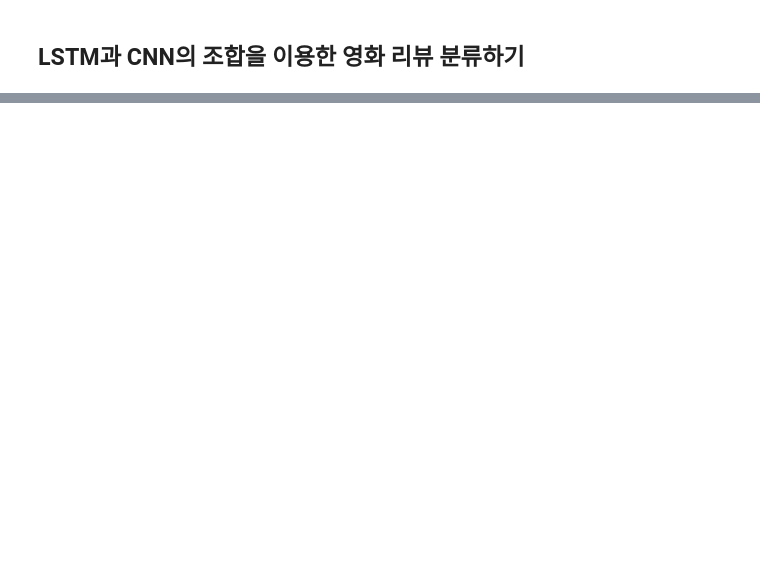
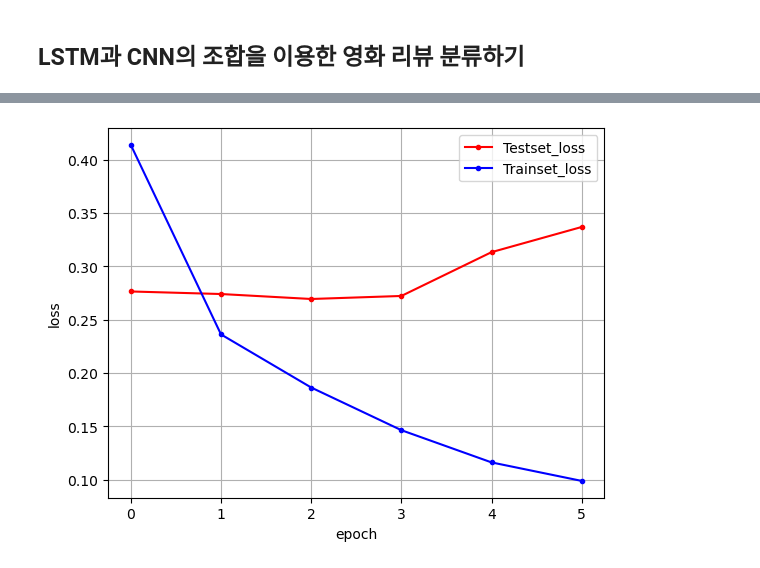
Before and after one commit to EverJoyyyL20/sesac_DL_Workspace, a Jupyter notebook: Lstm.ipynb, the cells around one changed output, grey strips where cells are left out. Drawn from its saved outputs; the diff is of its cells as text; code cells hidden in the pictures; blank space fills up the shorter version.

```diff
--- a/Lstm.ipynb
+++ b/Lstm.ipynb
@@ -332,0 +509,75 @@ Epoch 5/100
+# %%
+# model.fit()을 실행하면 history라는 객체가 만들어지고
+# 그 안에는 매 epoch마다의 학습 기록이 들어 있음
+
+# ----------------------------------------
+# 1️⃣ 검증(테스트용) 오차 가져오기
+# ----------------------------------------
+# 'val_loss' → 검증 데이터(시험용)에서의 오차
+# 즉, 매 epoch마다 시험 성적이 얼마나 틀렸는지를 저장한 리스트
+y_vloss=history.history['val_loss']
+
+# ----------------------------------------
+# 2️⃣ 훈련(학습용) 오차 가져오기
+# ----------------------------------------
+# 'loss' → 학습 데이터에서의 오차
+# 즉, 매 epoch마다 공부한 문제에서 얼마나 틀렸는지
+y_loss=history.history['loss']
+
+
+# ----------------------------------------
+# 3️⃣ x축(학습 횟수, epoch 번호) 만들기
+# ----------------------------------------
+# y_loss의 길이 = 학습한 횟수(epoch 수)
+# 예) y_loss가 [0.6, 0.5, 0.4] 이면
+#     3번 학습한 것이므로
+#     x_len = [0, 1, 2]
+x_len=np.arange(len(y_loss))
+
+# ----------------------------------------
+# 4️⃣ 검증 데이터(Test) 오차 그래프
+# ----------------------------------------
+plt.plot(x_len, # x축: 학습 횟수(epoch)
+         y_vloss, # y축: 검증(시험) 데이터의 오차
+         marker='.', # 점 모양으로 표시
+         c='red', # 선 색깔: 빨간색
+         label='Testset_loss')  # 범례에 표시될 이름
+
+
+# ----------------------------------------
+# 5️⃣ 학습 데이터(Train) 오차 그래프
+# ----------------------------------------
+plt.plot(x_len,  # x축: 학습 횟수(epoch)
+         y_loss,  # y축: 학습 데이터의 오차
+         marker='.', # 점 모양으로 표시
+         c='blue', # 선 색깔: 파란색
+         label='Trainset_loss') # 범례 이름
+
+
+# ----------------------------------------
+# 6️⃣ 범례(색깔 설명) 표시
+# ----------------------------------------
+# 오른쪽 위에
+# 파란색 = Trainset_loss
+# 빨간색 = Testset_loss
+# 를 표시
+plt.legend(loc='upper right')
+
+# ----------------------------------------
+# 7️⃣ 그래프에 격자선 표시
+# ----------------------------------------
+# 눈금을 보기 쉽게 만듦
+plt.grid()
+
+# ----------------------------------------
+# 8️⃣ x축, y축 이름 붙이기
+# ----------------------------------------
+plt.xlabel('epoch') # x축: 학습 횟수
+plt.ylabel('loss') # y축: 오차(틀린 정도)
+
+# ----------------------------------------
+# 9️⃣ 그래프 화면에 출력
+# ----------------------------------------
+plt.show()
+# %% [output]
+[figure, added]
```
Also changed, not shown: parts of 7 cells of this notebook.
